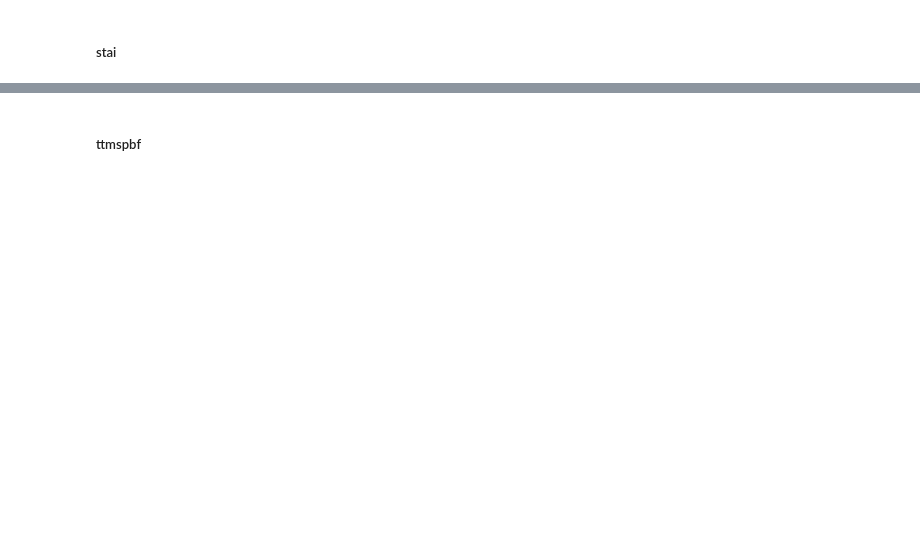
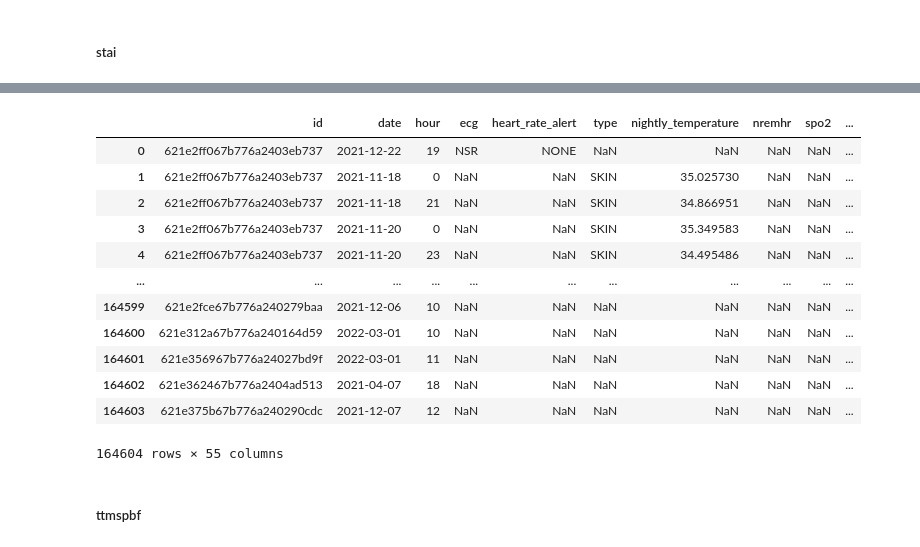
Before and after one commit to eparascho/LLMs-for-explanations, a Jupyter notebook: data_loading/surveys_data_loading.ipynb, the cells around one changed output, grey strips where cells are left out. Cells and saved outputs as stored; diff of their text form; code cells hidden in the pictures; blank space fills up the shorter version.

Commit message:
Surveys loading: stai finish loading and reporting

```diff
--- a/data_loading/surveys_data_loading.ipynb
+++ b/data_loading/surveys_data_loading.ipynb
@@ -392,9 +405,21 @@ df
 # %%
-# # merge with fitbit data
-# df = fitbit_df.merge(stai, how='outer', on=['id', 'date', 'hour'])
-# duplicate = df[df.duplicated(['id', 'date', 'hour'])]
-# duplicate
-# df
+# merge with fitbit data
+df = df.merge(stai, how='outer', on=['id', 'date', 'hour'])
+df
+# %% [output]
+|  | id | date | hour | ecg | heart_rate_alert | type | nightly_temperature | nremhr | spo2 | ... |
+| 0 | 621e2ff067b776a2403eb737 | 2021-12-22 | 19 | NSR | NONE | NaN | NaN | NaN | NaN | ... |
+| 1 | 621e2ff067b776a2403eb737 | 2021-11-18 | 0 | NaN | NaN | SKIN | 35.025730 | NaN | NaN | ... |
+| 2 | 621e2ff067b776a2403eb737 | 2021-11-18 | 21 | NaN | NaN | SKIN | 34.866951 | NaN | NaN | ... |
+| 3 | 621e2ff067b776a2403eb737 | 2021-11-20 | 0 | NaN | NaN | SKIN | 35.349583 | NaN | NaN | ... |
+| 4 | 621e2ff067b776a2403eb737 | 2021-11-20 | 23 | NaN | NaN | SKIN | 34.495486 | NaN | NaN | ... |
+| ... | ... | ... | ... | ... | ... | ... | ... | ... | ... | ... |
+| 164599 | 621e2fce67b776a240279baa | 2021-12-06 | 10 | NaN | NaN | NaN | NaN | NaN | NaN | ... |
+| 164600 | 621e312a67b776a240164d59 | 2022-03-01 | 10 | NaN | NaN | NaN | NaN | NaN | NaN | ... |
+| 164601 | 621e356967b776a24027bd9f | 2022-03-01 | 11 | NaN | NaN | NaN | NaN | NaN | NaN | ... |
+| 164602 | 621e362467b776a2404ad513 | 2021-04-07 | 18 | NaN | NaN | NaN | NaN | NaN | NaN | ... |
+| 164603 | 621e375b67b776a240290cdc | 2021-12-07 | 12 | NaN | NaN | NaN | NaN | NaN | NaN | ... |
+164604 rows × 55 columns
 # %% [markdown]
 ##### ttmspbf
 # %%
```
Also changed, not shown: parts of 3 cells of this notebook.
